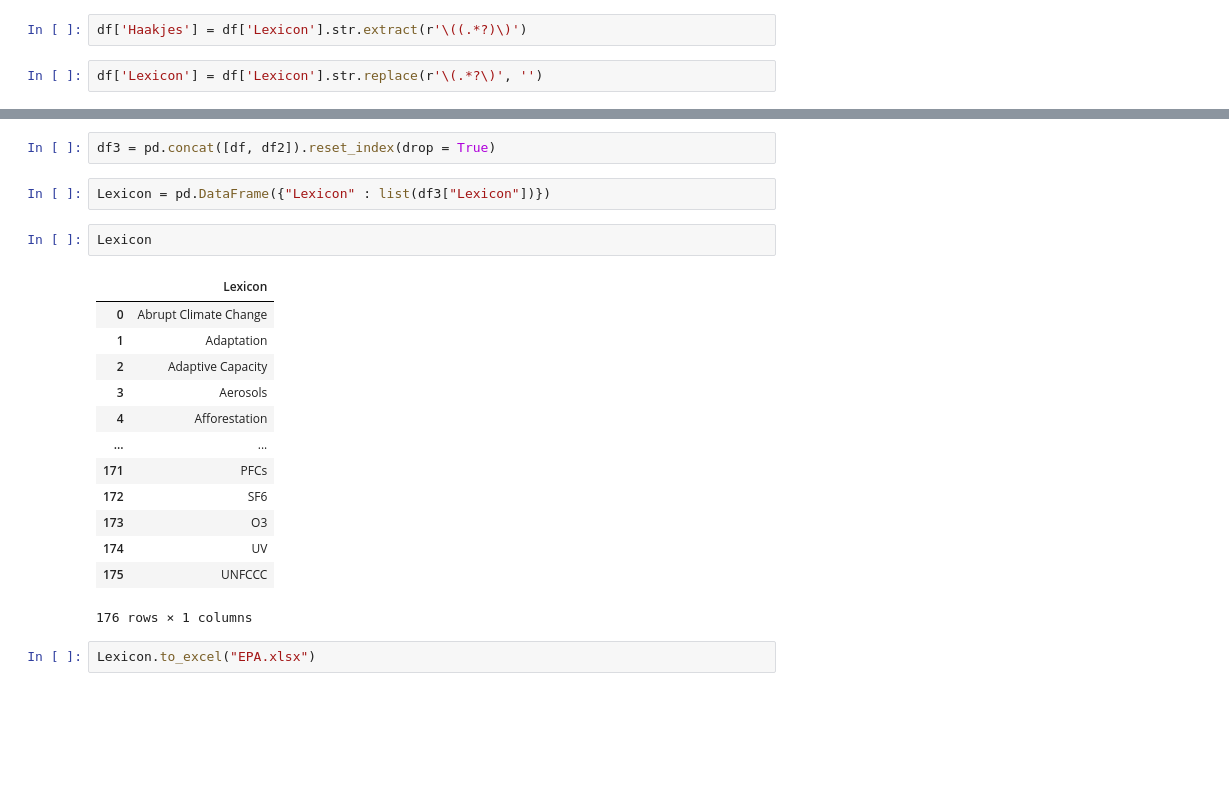
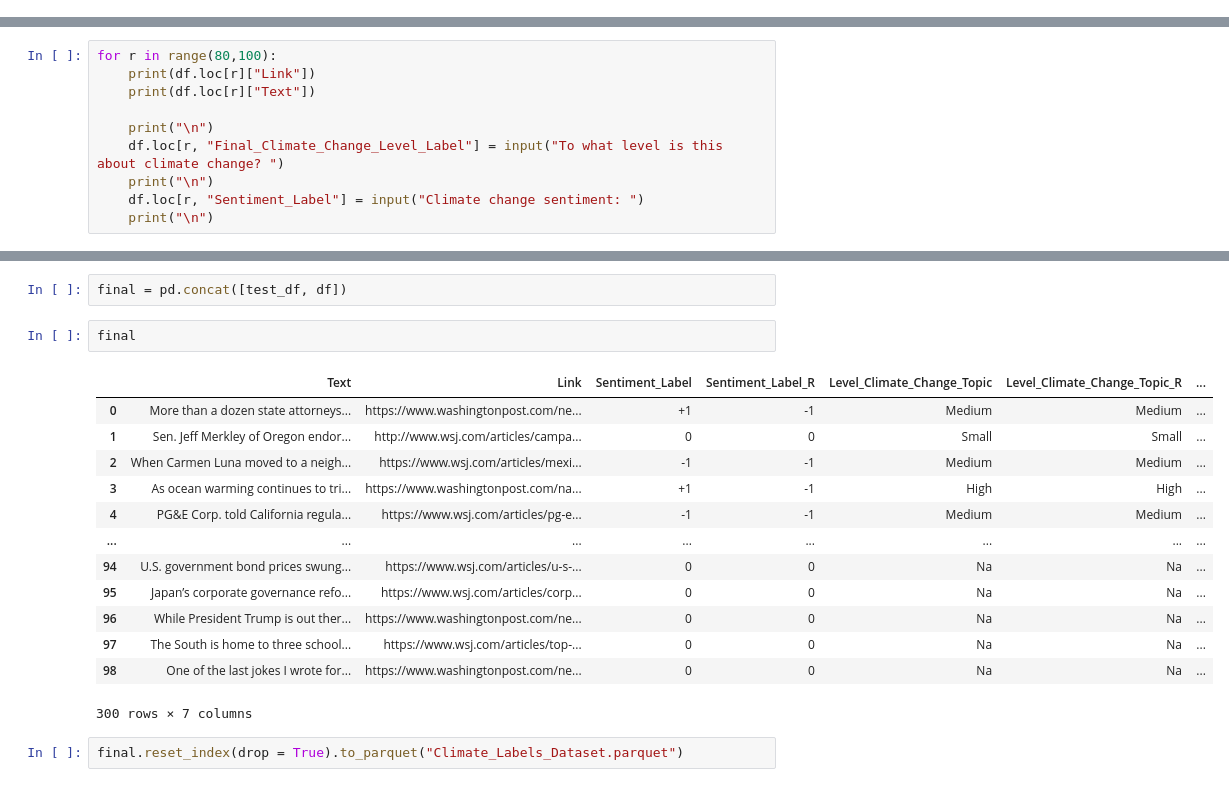
Before and after one commit to TBoedt/Constructing-A-Climate-Change-Concern-Index-Based-Upon-US-Newspaper-Articles, a Jupyter notebook: Untitled3.ipynb, the cells around one changed output, grey strips where cells are left out. Saved outputs shown, nothing was run; the diff lists cells and outputs as text; blank space fills up the shorter version.

```diff
--- a/Untitled3.ipynb
+++ b/Untitled3.ipynb
@@ -39,4 +0,0 @@ df.columns = ["Lexicon"]
-# %%
-df['Haakjes'] = df['Lexicon'].str.extract(r'\((.*?)\)')
-# %%
-df['Lexicon'] = df['Lexicon'].str.replace(r'\(.*?\)', '')
@@ -64,0 +35,10 @@ df2 = pd.DataFrame({"Lexicon" : list((df[~df["Haakjes"].isna()]["Haakjes"]))})
+# %%
+for r in range(80,100):
+    print(df.loc[r]["Link"])
+    print(df.loc[r]["Text"])
+
+    print("\n")
+    df.loc[r, "Final_Climate_Change_Level_Label"] = input("To what level is this about climate change? ")
+    print("\n")
+    df.loc[r, "Sentiment_Label"] = input("Climate change sentiment: ")
+    print("\n")
@@ -65,22 +64,20 @@ df2 = pd.DataFrame({"Lexicon" : list((df[~df["Haakjes"].isna()]["Haakjes"]))})
 # %%
-df3 = pd.concat([df, df2]).reset_index(drop = True)
+final = pd.concat([test_df, df])
-# %%
-Lexicon = pd.DataFrame({"Lexicon" : list(df3["Lexicon"])})
-# %%
-Lexicon
-# %% [output]
-|  | Lexicon |
-| 0 | Abrupt Climate Change |
-| 1 | Adaptation |
-| 2 | Adaptive Capacity |
-| 3 | Aerosols |
-| 4 | Afforestation |
-| ... | ... |
-| 171 | PFCs |
-| 172 | SF6 |
-| 173 | O3 |
-| 174 | UV |
-| 175 | UNFCCC |
-176 rows × 1 columns
-# %%
-Lexicon.to_excel("EPA.xlsx")
+# %%
+final
+# %% [output]
+|  | Text | Link | Sentiment_Label | Sentiment_Label_R | Level_Climate_Change_Topic | Level_Climate_Change_Topic_R | ... |
+| 0 | More than a dozen state attorneys... | https://www.washingtonpost.com/ne... | +1 | -1 | Medium | Medium | ... |
+| 1 | Sen. Jeff Merkley of Oregon endor... | http://www.wsj.com/articles/campa... | 0 | 0 | Small | Small | ... |
+| 2 | When Carmen Luna moved to a neigh... | https://www.wsj.com/articles/mexi... | -1 | -1 | Medium | Medium | ... |
+| 3 | As ocean warming continues to tri... | https://www.washingtonpost.com/na... | +1 | -1 | High | High | ... |
+| 4 | PG&E Corp. told California regula... | https://www.wsj.com/articles/pg-e... | -1 | -1 | Medium | Medium | ... |
+| ... | ... | ... | ... | ... | ... | ... | ... |
+| 94 | U.S. government bond prices swung... | https://www.wsj.com/articles/u-s-... | 0 | 0 | Na | Na | ... |
+| 95 | Japan’s corporate governance refo... | https://www.wsj.com/articles/corp... | 0 | 0 | Na | Na | ... |
+| 96 | While President Trump is out ther... | https://www.washingtonpost.com/ne... | 0 | 0 | Na | Na | ... |
+| 97 | The South is home to three school... | https://www.wsj.com/articles/top-... | 0 | 0 | Na | Na | ... |
+| 98 | One of the last jokes I wrote for... | https://www.washingtonpost.com/ne... | 0 | 0 | Na | Na | ... |
+300 rows × 7 columns
+# %%
+final.reset_index(drop = True).to_parquet("Climate_Labels_Dataset.parquet")
```
Also changed, not shown: parts of 9 cells of this notebook, 4 other files.
